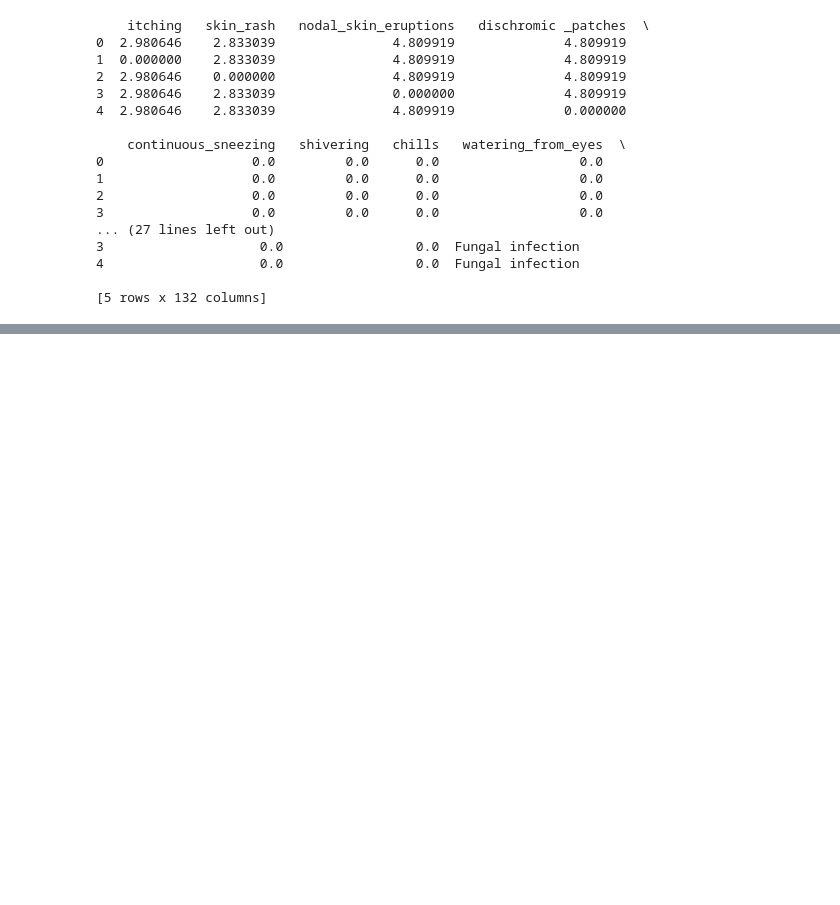
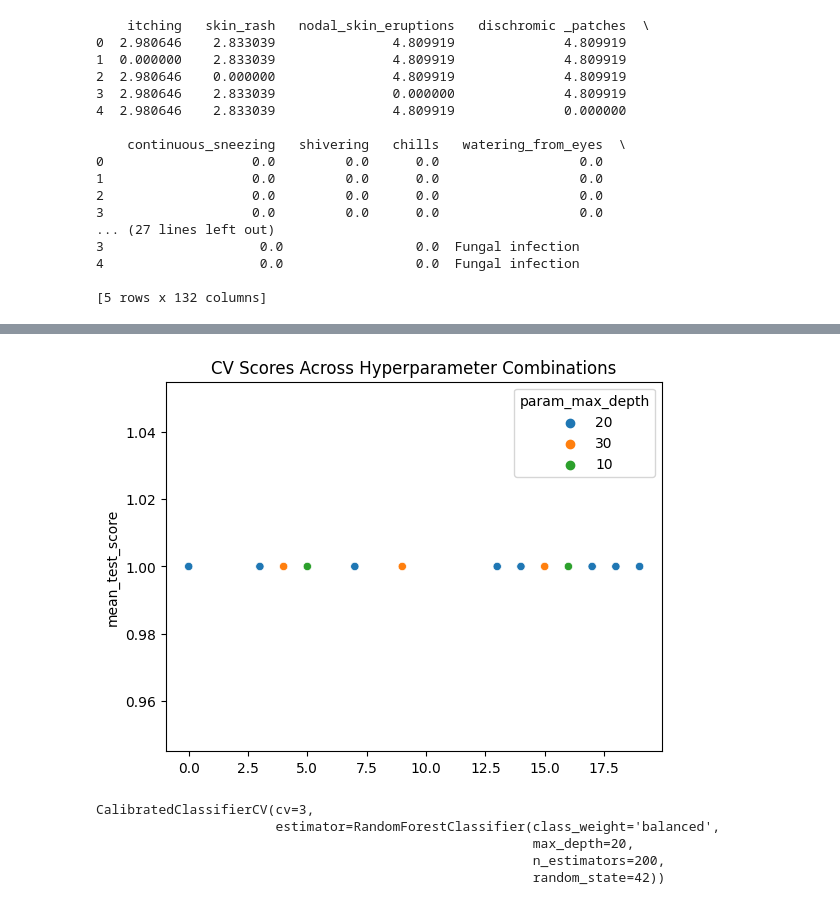
Before and after one commit to raman7976/Symptom-Disease-Diagnosis-ML, a Jupyter notebook: symptom-disease-diagnosis.ipynb, the cells around one changed output, grey strips where cells are left out. Cells and saved outputs as stored; diff of their text form; code cells hidden in the pictures; blank space fills up the shorter version.

```diff
--- a/symptom-disease-diagnosis.ipynb
+++ b/symptom-disease-diagnosis.ipynb
@@ -329,0 +439,18 @@ plt.show()
+# %%
+cv_results = pd.DataFrame(random_search.cv_results_)
+sns.scatterplot(x=range(len(cv_results)), y=cv_results['mean_test_score'], hue=cv_results['param_max_depth'])
+plt.title("CV Scores Across Hyperparameter Combinations")
+plt.show()
+# %% [output]
+[figure, added]
+# %%
+from sklearn.calibration import CalibratedClassifierCV
+
+calibrated_model = CalibratedClassifierCV(best_model, cv=3)
+calibrated_model.fit(X_train, y_train)
+# %% [output]
+CalibratedClassifierCV(cv=3,
+                       estimator=RandomForestClassifier(class_weight='balanced',
+                                                        max_depth=20,
+                                                        n_estimators=200,
+                                                        random_state=42))
```
Also changed, not shown: parts of 14 cells of this notebook.
